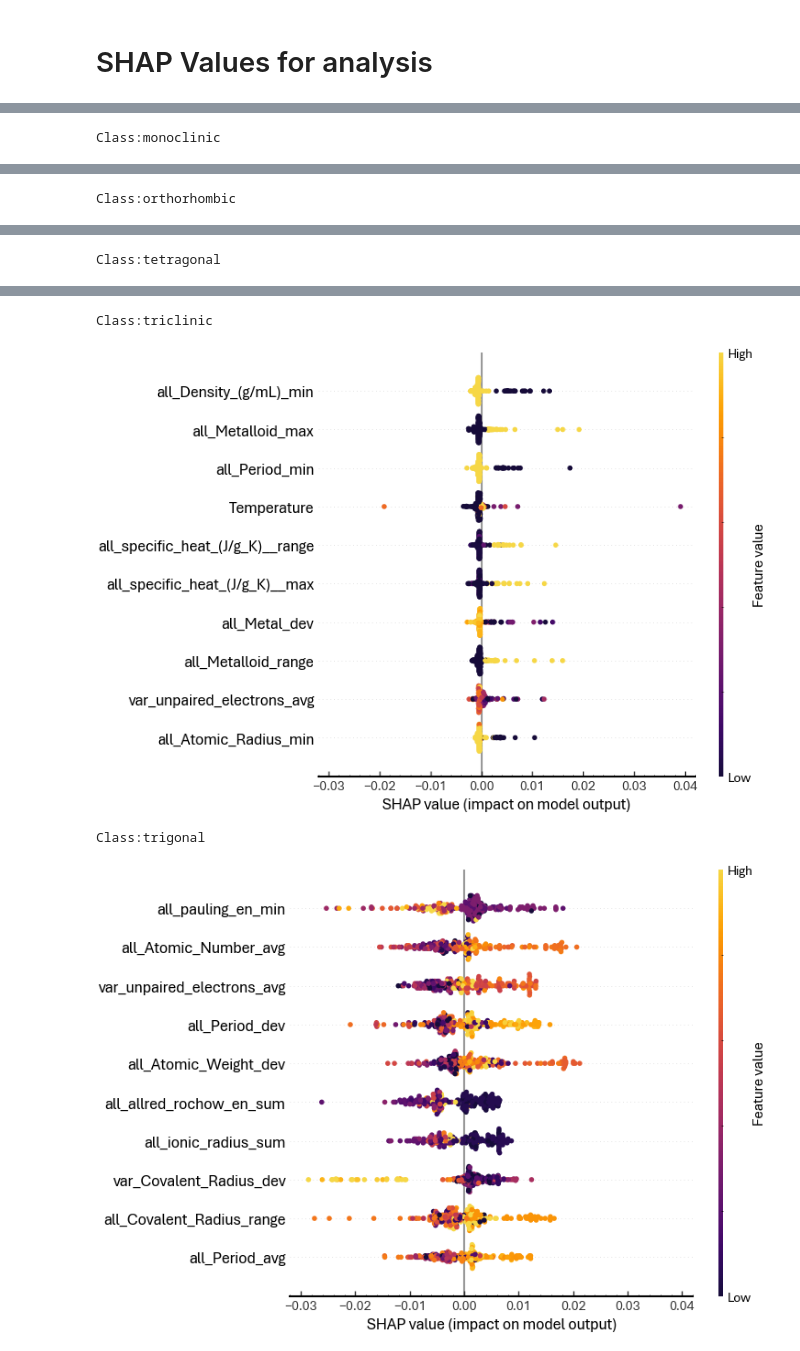
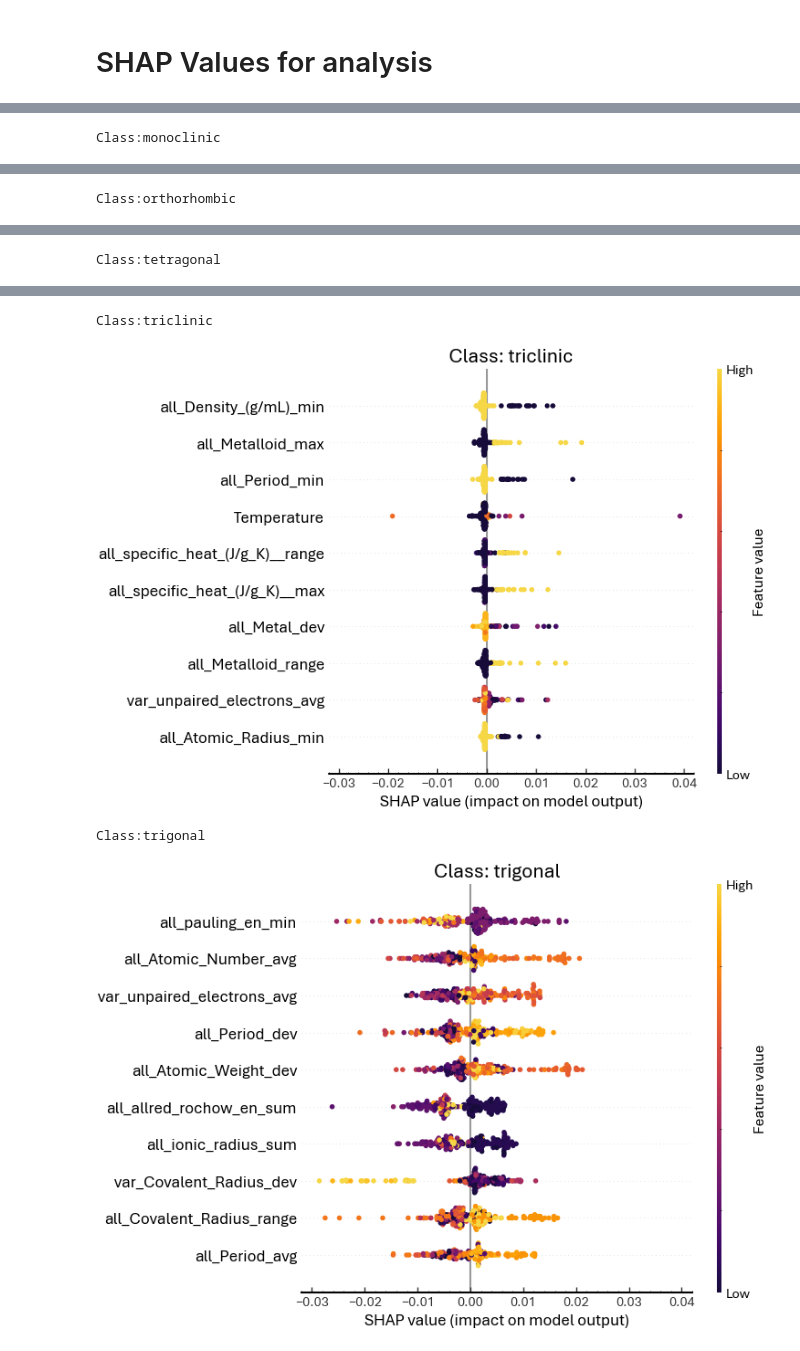
Before and after one commit to RedHorizonss/apprOXimate, a Jupyter notebook: notebooks/exp3a_approx_runML.ipynb, the cells around one changed output, grey strips where cells are left out. Cells and saved outputs as stored; diff of their text form; code cells hidden in the pictures.

```diff
--- a/notebooks/exp3a_approx_runML.ipynb
+++ b/notebooks/exp3a_approx_runML.ipynb
@@ -452,13 +451,13 @@ for i in range(7):
     shap.plots.beeswarm(shap_top10, max_display=10, color=cmap_trunc, show=False)
     ax = plt.gca()
     ax.set_xlabel("SHAP value (impact on model output)")
-    # ax.set_title(f"Class: {label_mapping[i]}")
+    ax.set_title(f"Class: {label_mapping[i]}")
     print(f"Class:{label_mapping[i]}")
     ax.set_xlim(-0.032,0.042)
     for label in ax.get_yticklabels():
         label.set_color('black')
     plt.tight_layout()
-    plt.savefig(f'outputs/beeswarm_class_{label_mapping[i]}.png', dpi=300, bbox_inches='tight')
+    plt.savefig(f'outputs/beeswarm_class_{label_mapping[i]}.png', bbox_inches='tight')
     plt.show()
 # %% [output]
 Class:cubic
@@ -474,4 +473,4 @@ Class:tetragonal
 Class:triclinic
-[figure, old version]
+[figure, new version]
 Class:trigonal
-[figure, old version]
+[figure, new version]
```
Also changed, not shown: parts of 10 cells of this notebook, 20 other files.
